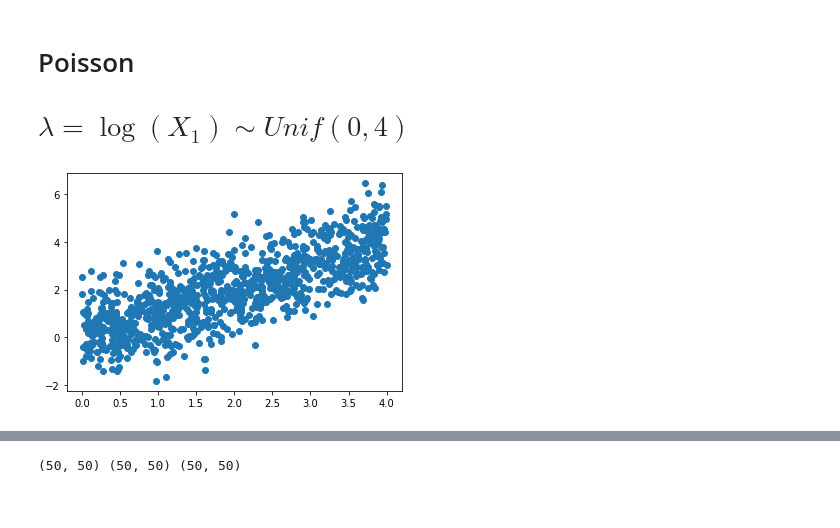
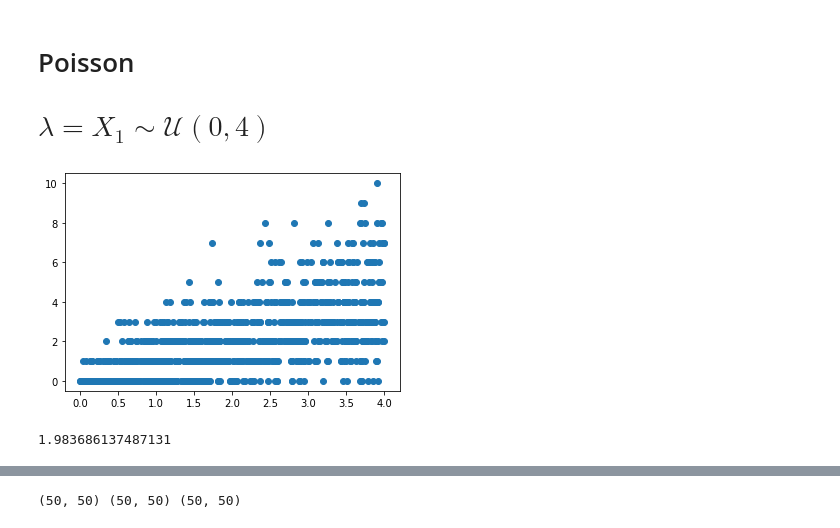
Before and after one commit to MortenBlorstad/StableTrees, a Jupyter notebook: StableTrees_examples/experiment_simulated_data.ipynb, the cells around one changed output, grey strips where cells are left out. Saved outputs shown, nothing was run; the diff lists cells and outputs as text; code cells hidden in the pictures.

```diff
--- a/StableTrees_examples/experiment_simulated_data.ipynb
+++ b/StableTrees_examples/experiment_simulated_data.ipynb
@@ -9,0 +206,36 @@ SEED = 0
+# %%
+np.random.seed(0)
+fig,ax = plt.subplots()
+ax2=ax.twinx()
+plt.rcParams["figure.figsize"] = (16,10)
+x = np.sort(np.random.uniform(0,4,(1000,1)),axis=0)
+y = np.random.normal(x.ravel()*2,1,1000)
+np.random.seed(1)
+x_test = np.sort(np.random.uniform(0,4,(1000,1)),axis=0)
+y_test = np.random.normal(x.ravel()*2,1,1000)
+t = BaseLineTree(criterion = "mse",min_samples_leaf=5, adaptive_complexity=True).fit(x,y)
+#t = AbuTreeI(criterion = "mse",min_samples_leaf=5, adaptive_complexity=True).fit(x,y)
+#t = BABUTree(criterion = "mse",min_samples_leaf=5, adaptive_complexity=True).fit(x,y)
+#ax.scatter(x[:,0],y, zorder=0, s = 1)
+ax.scatter(x_test[:,0],y_test, zorder=0, s = 1)
+pred = t.predict(x_test)
+ax.plot(x_test[:,0],pred, zorder=1,label = 0)
+#ax2.plot(x,t.predict_infor(x)[:,1], zorder=1,label = 0,linestyle='dashed')
+prev_pred = pred
+print(np.mean((y_test-pred)**2))
+time = 5
+for i in range(time):
+    x_t = np.random.uniform(0,4,(1000,1))
+    y_t = np.random.normal(x_t.ravel()*2,1,1000)
+    x  = np.vstack((x,x_t))
+
+    y = np.concatenate((y,y_t))
+
+    t.update(x,y)
+
+    pred = t.predict(x_test)
+    print("stab: ",np.mean((prev_pred-pred)**2))
+    print("mse: ", np.mean((y_test-pred)**2))
+    prev_pred =
+    #ax2.plot(x[:,0],t.predict_infor(x)[:,1], zorder=1,label=i+1, linestyle='dashed')
+ax.scatter(x_test[:,0],pred, zorder=1,label=i+1,s = 0.5)
@@ -10,12 +477,14 @@ SEED = 0
 # %% [markdown]
 # Poisson
-# $\lambda = \log(X_1)\sim Unif(0,4)$
+# $\lambda = X_1\sim \mathcal{U}(0,4)$
 # %%
 n = 1000
 np.random.seed(SEED)
-X = np.random.uniform(low=0,high=4,size=n).reshape(-1,1)
-y = np.random.normal(loc=X.ravel(),scale=1,size=n)
+X = np.random.uniform(low=0,high=4,size=(n,1))
+y = np.random.poisson(lam=X[:,0],size=n)
 plt.scatter(X,y)
 plt.show()
+print(np.mean(X[:,0]))
 # %% [output]
-[figure, old version]
+[figure, new version]
+1.983686137487131
```
Also changed, not shown: parts of 20 cells of this notebook, 44 other files.
